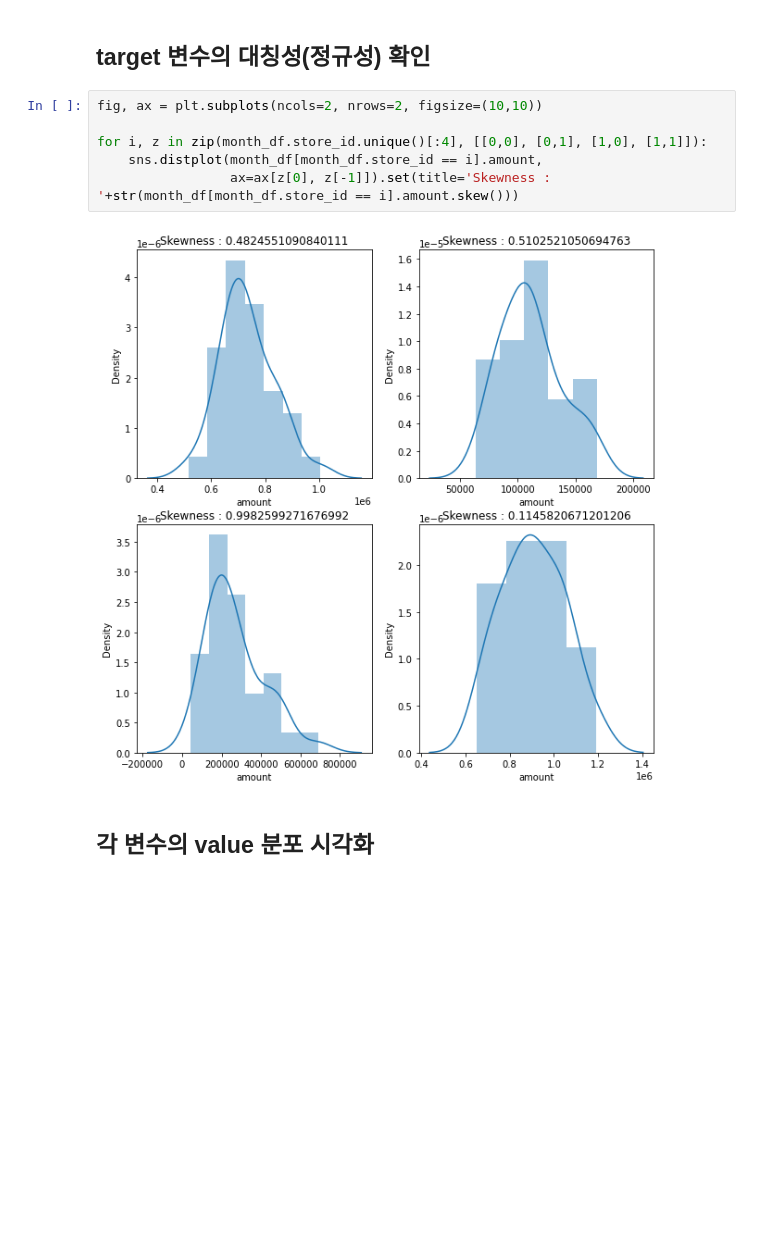
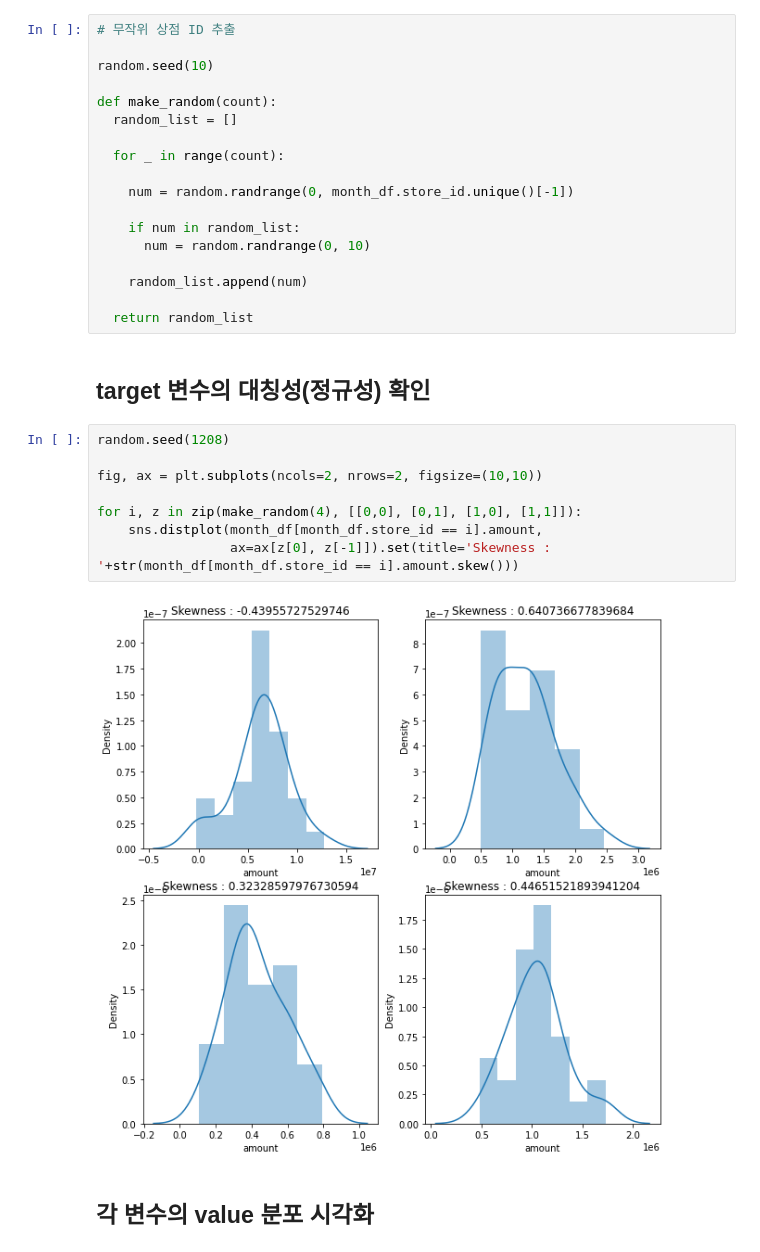
Before and after one commit to namwootree/Basic_Skill, a Jupyter notebook: Time_Series/상점 신용카드 매출 예측 경진대회/상점_신용카드_매출_예측.ipynb, the cells around one changed output. Drawn from its saved outputs; the diff is of its cells as text; blank space fills up the shorter version.

```diff
--- a/Time_Series/상점 신용카드 매출 예측 경진대회/상점_신용카드_매출_예측.ipynb
+++ b/Time_Series/상점 신용카드 매출 예측 경진대회/상점_신용카드_매출_예측.ipynb
@@ -378,16 +388,36 @@ month_df.describe()
 | max | 2136.00000 | 31.00000 | 23.00000 | 2186.00000 | 2154.00000 | 1125.00000 | 61429316.14286 |
 # %% [markdown]
 # EDA
+# %%
+# 무작위 상점 ID 추출
+
+random.seed(10)
+
+def make_random(count):
+  random_list = []
+
+  for _ in range(count):
+
+    num = random.randrange(0, month_df.store_id.unique()[-1])
+
+    if num in random_list:
+      num = random.randrange(0, 10)
+
+    random_list.append(num)
+
+  return random_list
 # %% [markdown]
 ## target 변수의 대칭성(정규성) 확인
 # %%
+random.seed(1208)
+
 fig, ax = plt.subplots(ncols=2, nrows=2, figsize=(10,10))
 
-for i, z in zip(month_df.store_id.unique()[:4], [[0,0], [0,1], [1,0], [1,1]]):
+for i, z in zip(make_random(4), [[0,0], [0,1], [1,0], [1,1]]):
     sns.distplot(month_df[month_df.store_id == i].amount,
                  ax=ax[z[0], z[-1]]).set(title='Skewness : '+str(month_df[month_df.store_id == i].amount.skew()))
 # %% [output]
-[figure, old version]
+[figure, new version]
 # %% [markdown]
 ## 각 변수의 value 분포 시각화
 # %%
```
Also changed, not shown: parts of 31 cells of this notebook.
